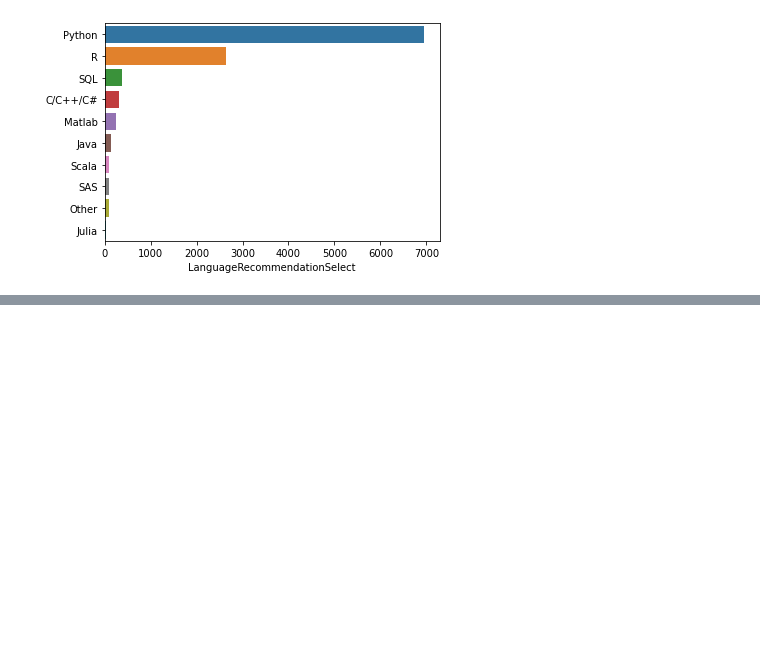
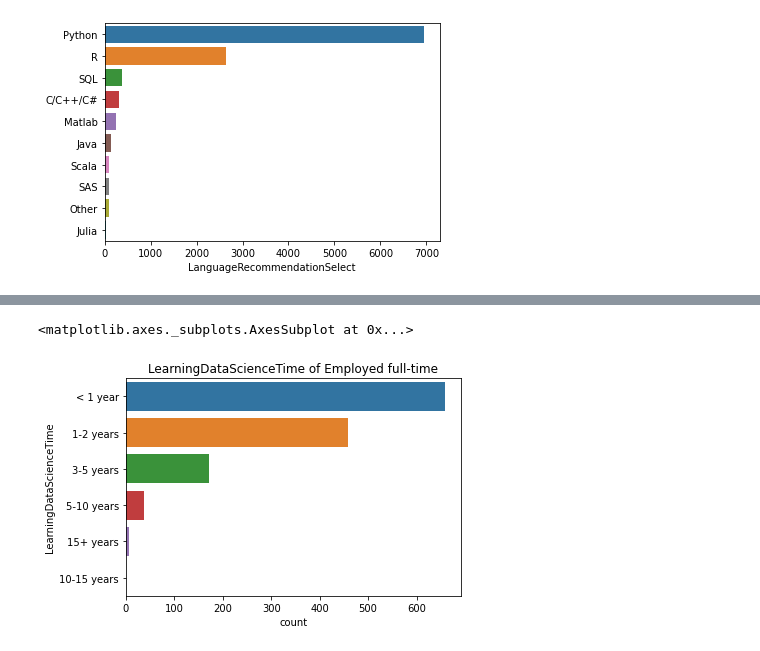
Before and after one commit to rlska105/Kaggle_Competition, a Jupyter notebook: Kaggle_survey_2017.ipynb, the cells around one changed output, grey strips where cells are left out. Drawn from its saved outputs; the diff is of its cells as text; code cells hidden in the pictures; blank space fills up the shorter version.

```diff
--- a/Kaggle_survey_2017.ipynb
+++ b/Kaggle_survey_2017.ipynb
@@ -16,0 +38,7 @@ sns.barplot(y=s.index, x=s)
+# %%
+j = df[df['EmploymentStatus'] == 'Employed full-time']
+plt.title('LearningDataScienceTime of Employed full-time')
+sns.countplot(y=j.LearningDataScienceTime, order=j['LearningDataScienceTime'].value_counts().head(10).index)
+# %% [output]
+<matplotlib.axes._subplots.AxesSubplot at 0x...>
+[figure, added]
```
Also changed, not shown: parts of 4 cells of this notebook.
